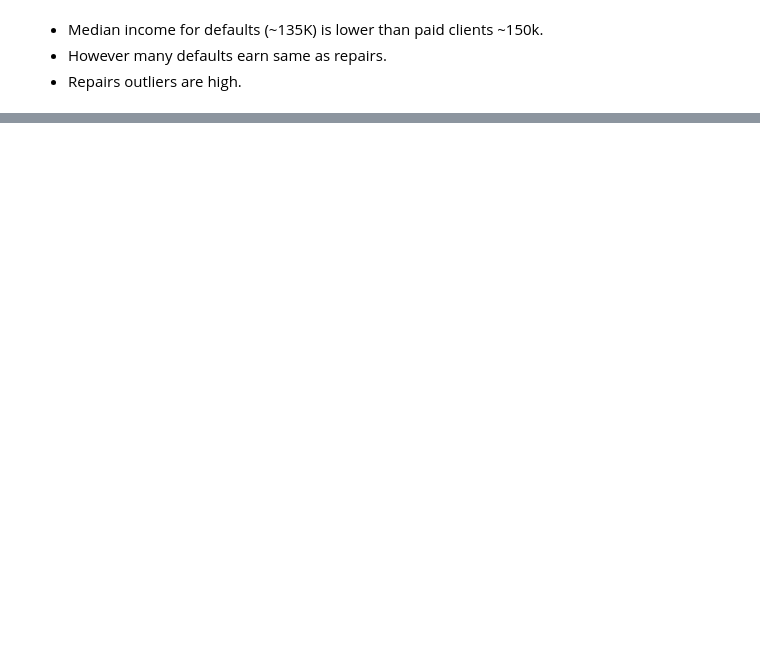
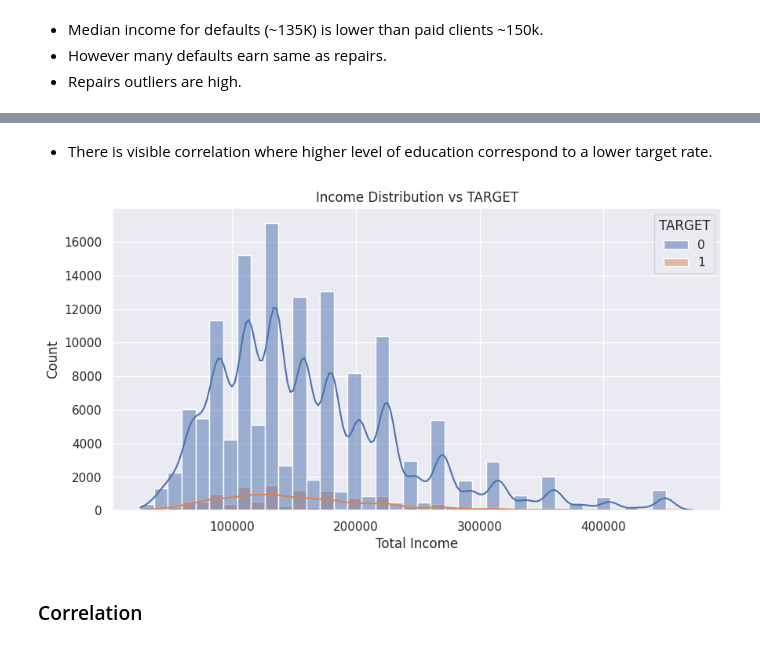
Before and after one commit to JagdishMane/aai-machine-learning, a Jupyter notebook: JagdishMane_Assignment1.ipynb, the cells around one changed output, grey strips where cells are left out. Drawn from its saved outputs; the diff is of its cells as text; code cells hidden in the pictures; blank space fills up the shorter version.

```diff
--- a/JagdishMane_Assignment1.ipynb
+++ b/JagdishMane_Assignment1.ipynb
@@ -211,0 +215,25 @@ plt.show()
+# %% [markdown]
+- There is visible correlation where higher level of education correspond to a lower target rate.
+# %%
+plt.figure(figsize=(10,5))
+
+# Remove extreme outliers using 99th percentile
+income_limit = df['AMT_INCOME_TOTAL'].quantile(0.99)
+
+sns.histplot(
+    data=df[df['AMT_INCOME_TOTAL'] <= income_limit],
+    x='AMT_INCOME_TOTAL',
+    hue='TARGET',
+    bins=40,
+    kde=True
+)
+
+plt.title("Income Distribution vs TARGET")
+plt.xlabel("Total Income")
+plt.ylabel("Count")
+
+plt.show()
+# %% [output]
+[figure, added]
+# %% [markdown]
+### Correlation
```
Also changed, not shown: parts of 9 cells of this notebook.
